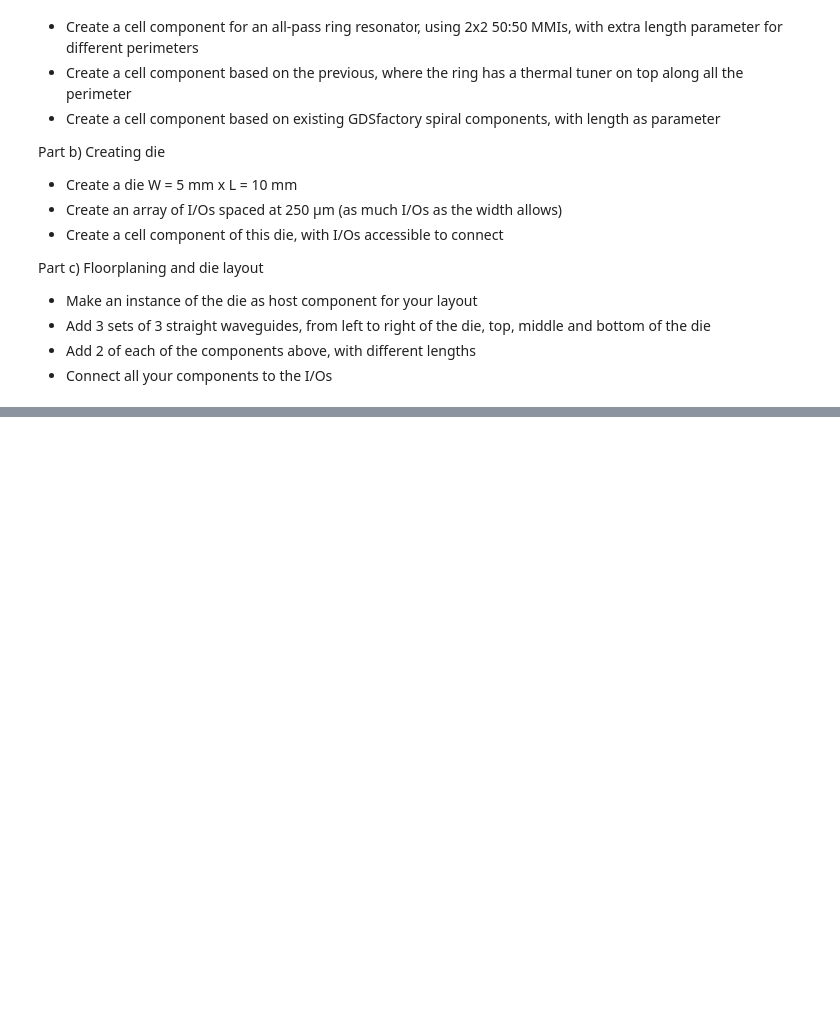
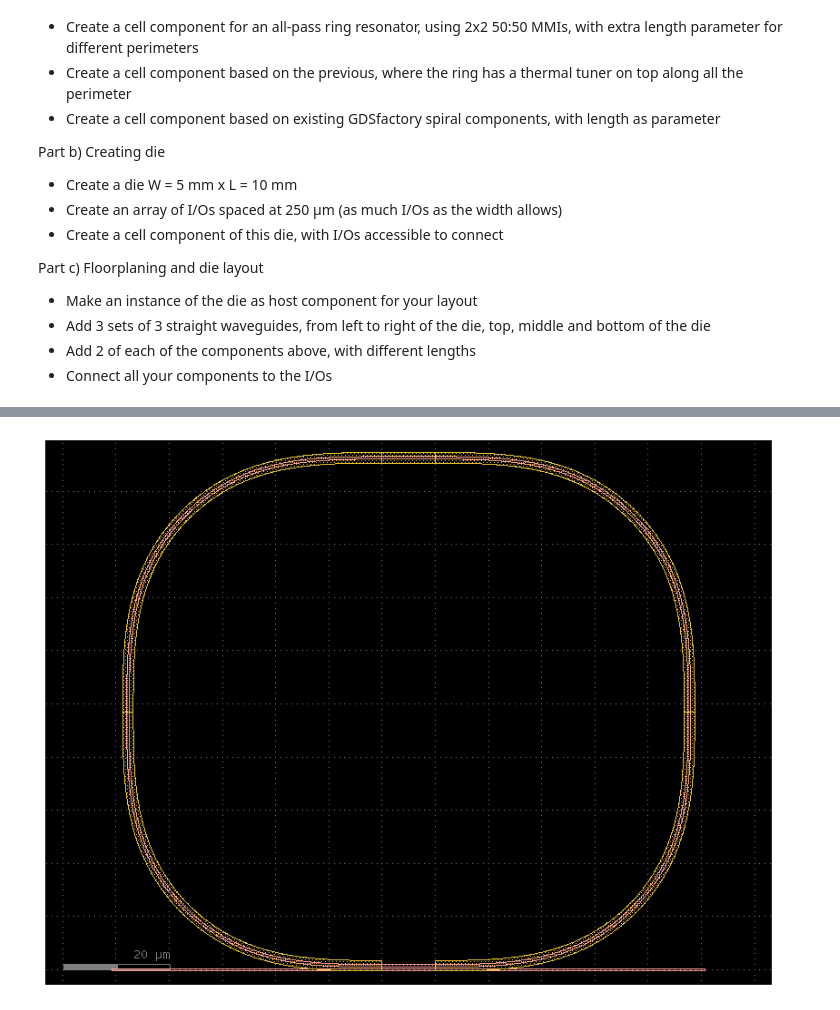
Before and after one commit to Japeacru/cifoin-lab4, a Jupyter notebook: LAYOUT_Student.ipynb, the cells around one changed output, grey strips where cells are left out. Saved outputs shown, nothing was run; the diff lists cells and outputs as text; code cells hidden in the pictures; blank space fills up the shorter version.

```diff
--- a/LAYOUT_Student.ipynb
+++ b/LAYOUT_Student.ipynb
@@ -668,0 +851,96 @@ Part c) Floorplaning and die layout
+# %%
+# LO4 - Part a.4
+# All-pass ring resonator with heater along the perimeter
+
+@gf.cell
+def all_pass_ring_with_heater_lab3(
+    extra_length=240.0,
+    L_ring_base=80.08,
+    gap=0.25,
+    coupling_length=10.0,
+    heater_width=2.0,
+):
+    c = gf.Component()
+
+    L_ring_total = L_ring_base + extra_length
+    R_ring = (L_ring_total - 2 * coupling_length) / (2 * np.pi)
+
+    xs_wg = gf.cross_section.strip(
+        width=0.5,
+        layer="WG",
+        radius=R_ring,
+        radius_min=5,
+    )
+
+    xs_ring_heater = gf.cross_section.cross_section(
+        width=0.5,
+        layer="WG",
+        radius=R_ring,
+        radius_min=5,
+        sections=(
+            gf.cross_section.Section(
+                name="heater",
+                width=heater_width,
+                layer="HEATER",
+            ),
+        ),
+    )
+
+    coupler = c << gf.components.coupler_ring(
+        gap=gap,
+        radius=R_ring,
+        length_x=coupling_length,
+        cross_section=xs_wg,
+        cross_section_bend=xs_ring_heater,
+    )
+
+    left_straight = c << gf.components.straight(
+        length=0.01,
+        cross_section=xs_ring_heater,
+    )
+
+    right_straight = c << gf.components.straight(
+        length=0.01,
+        cross_section=xs_ring_heater,
+    )
+
+    left_bend = c << gf.components.bend_euler(
+        radius=R_ring,
+        cross_section=xs_ring_heater,
+    )
+
+    right_bend = c << gf.components.bend_euler(
+        radius=R_ring,
+        cross_section=xs_ring_heater,
+    )
+
+    top_straight = c << gf.components.straight(
+        length=coupling_length,
+        cross_section=xs_ring_heater,
+    )
+
+    left_straight.connect("o1", coupler["o2"])
+    left_bend.connect("o2", left_straight["o2"])
+    top_straight.connect("o2", left_bend["o1"])
+    right_bend.connect("o2", top_straight["o1"])
+    right_straight.connect("o1", right_bend["o1"])
+    right_straight.connect("o2", coupler["o3"])
+
+    c.add_port("o1", port=coupler["o1"])
+    c.add_port("o2", port=coupler["o4"])
+
+    return c
+
+
+ring_heater_exercise = all_pass_ring_with_heater_lab3(
+    L_ring_base=80.08,
+    extra_length=240.0,
+    gap=0.25,
+    coupling_length=10.0,
+    heater_width=2.0,
+)
+
+ring_heater_exercise.plot()
+ring_heater_exercise.show()
+ring_heater_exercise.pprint_ports()
+# %% [output]
@@ -668,0 +954 @@ Part c) Floorplaning and die layout
+[figure, added]
```
Also changed, not shown: parts of 31 cells of this notebook, 1 other file.
